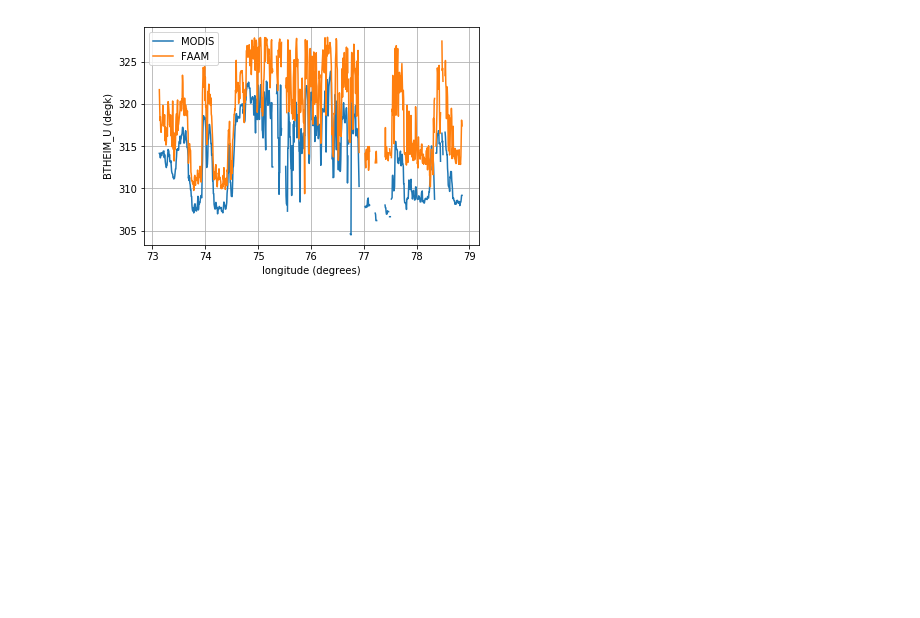
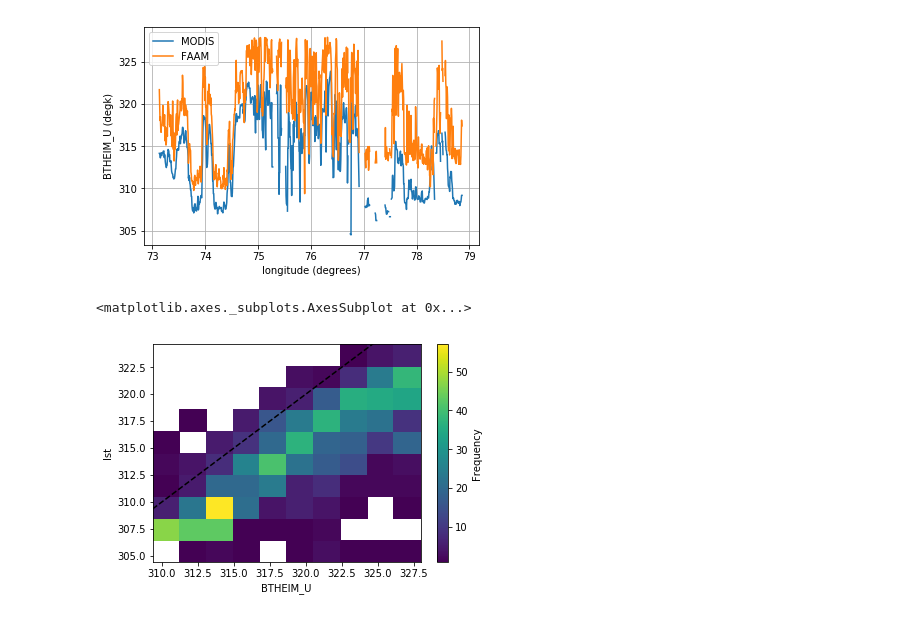
Before and after one commit to duncanwp/cis_workshops, a Jupyter notebook: MetOffice/FAAM_case_studies/cis_example_b968.ipynb, the cells around one changed output. Saved outputs shown, nothing was run; the diff lists cells and outputs as text; code cells hidden in the pictures; blank space fills up the shorter version.

```diff
--- a/MetOffice/FAAM_case_studies/cis_example_b968.ipynb
+++ b/MetOffice/FAAM_case_studies/cis_example_b968.ipynb
@@ -94,16 +99,14 @@ GriddedDataList:
 # %%
-# TODO: This is probably not the best way to do this
-# copy the mask over from the brightness temperature
-modis.data.mask[:] = ara_bt2[0].data.mask[:]
+# copy the mask over from the brightness temperature - because of the way we did the collocation
+modis.data.mask |= ara_bt_col[0].data.mask
 
-# remove the latitude dimensions
+# aggregat over the latitude dimensions
 modis2 = modis.collapsed('latitude', how='mean')
-ara_bt2 = ara_bt2.collapsed('latitude', how='mean')
+ara_bt_col_meridional = ara_bt_col.collapsed('latitude', how='mean')
 
 # plot MODIS and FAAM data against longitude for comparison
-modis2.plot(label='MODIS')
-ax = plt.gca()
-ara_bt2.plot(ax=ax, label='FAAM')
+ax = modis2.plot(label='MODIS')
+ara_bt_col_meridional.plot(ax=ax, label='FAAM')
 
 ax.grid(True)
 # %% [output]
@@ -112,0 +114,8 @@ ax.grid(True)
+# %%
+# Append the modis data onto our collocated data so we can plot them together easily
+ara_bt_col.append(modis)
+# %%
+ara_bt_col.plot(how='histogram2d')
+# %% [output]
+<matplotlib.axes._subplots.AxesSubplot at 0x...>
+[figure, added]
```
Also changed, not shown: parts of 7 cells of this notebook, 1 other file.
